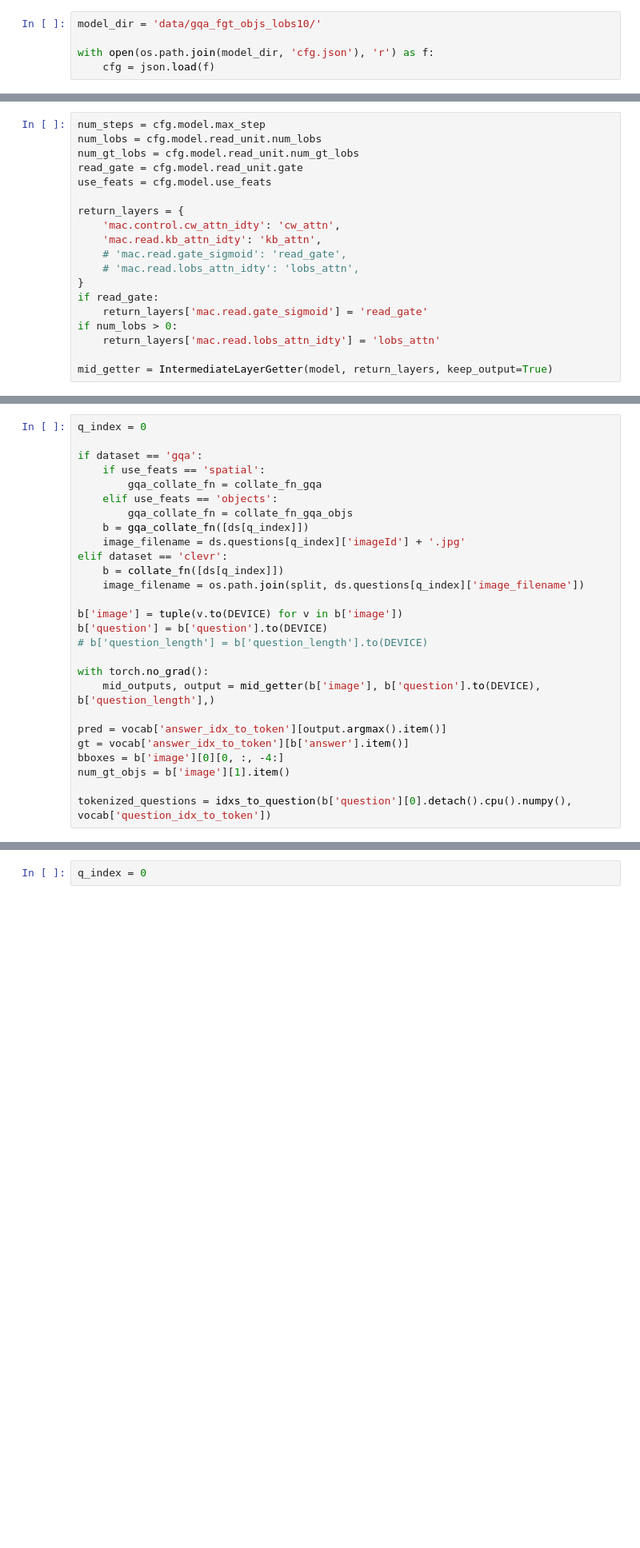
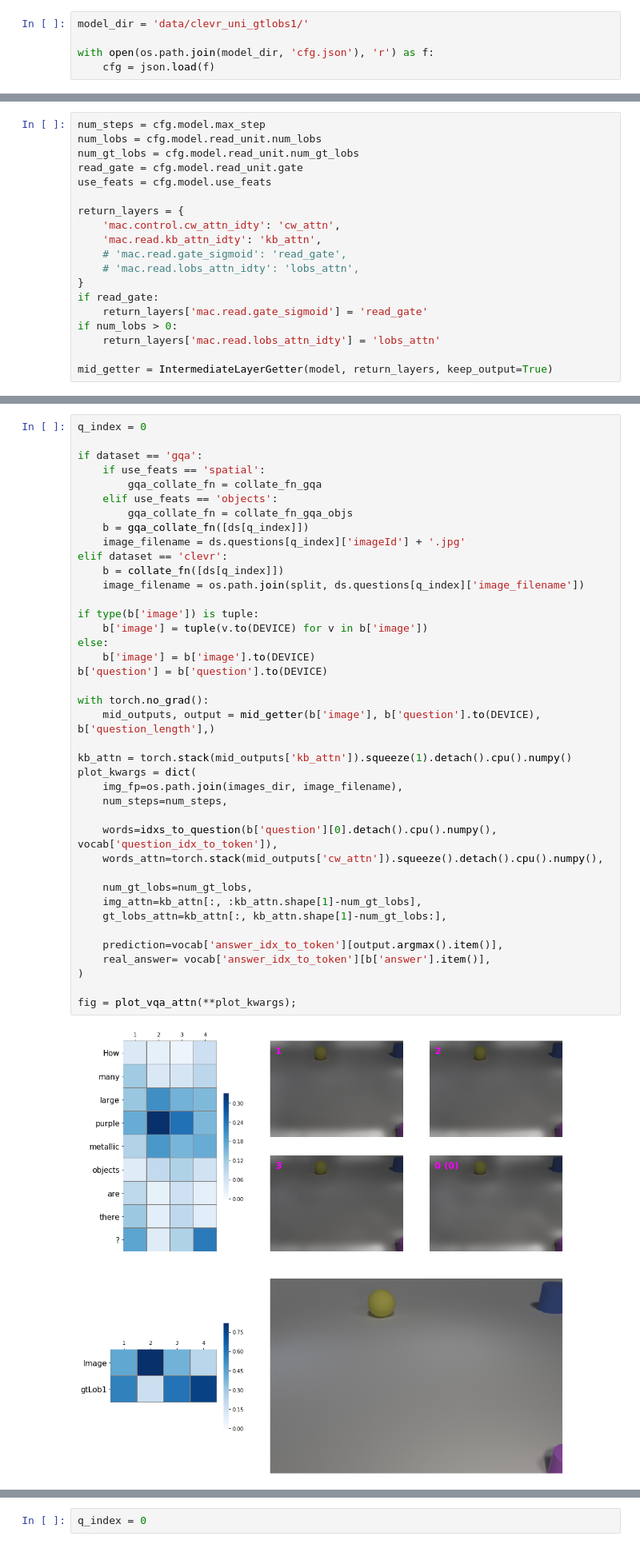
Before and after one commit to sebamenabar/mac-diplomado, a Jupyter notebook: visualize_attentions_lobs_objs.ipynb, the cells around one changed output, grey strips where cells are left out. Shown at 80% size. Saved outputs shown, nothing was run; the diff lists cells and outputs as text; blank space fills up the shorter version.

Commit message:
improved visualize code

```diff
--- a/visualize_attentions_lobs_objs.ipynb
+++ b/visualize_attentions_lobs_objs.ipynb
@@ -34,5 +37,5 @@ DEVICE = 'cuda' if torch.cuda.is_available() else 'cpu'
 # %%
-model_dir = 'data/gqa_fgt_objs_lobs10/'
+model_dir = 'data/clevr_uni_gtlobs1/'
 
 with open(os.path.join(model_dir, 'cfg.json'), 'r') as f:
     cfg = json.load(f)
@@ -150,29 +182,44 @@ mid_getter = IntermediateLayerGetter(model, return_layers, keep_output=True)
 # %%
 q_index = 0
 
 if dataset == 'gqa':
     if use_feats == 'spatial':
         gqa_collate_fn = collate_fn_gqa
     elif use_feats == 'objects':
         gqa_collate_fn = collate_fn_gqa_objs
     b = gqa_collate_fn([ds[q_index]])
     image_filename = ds.questions[q_index]['imageId'] + '.jpg'
 elif dataset == 'clevr':
     b = collate_fn([ds[q_index]])
     image_filename = os.path.join(split, ds.questions[q_index]['image_filename'])
 
-b['image'] = tuple(v.to(DEVICE) for v in b['image'])
+if type(b['image']) is tuple:
+    b['image'] = tuple(v.to(DEVICE) for v in b['image'])
+else:
+    b['image'] = b['image'].to(DEVICE)
 b['question'] = b['question'].to(DEVICE)
-# b['question_length'] = b['question_length'].to(DEVICE)
 
 with torch.no_grad():
     mid_outputs, output = mid_getter(b['image'], b['question'].to(DEVICE), b['question_length'],)
 
-pred = vocab['answer_idx_to_token'][output.argmax().item()]
-gt = vocab['answer_idx_to_token'][b['answer'].item()]
-bboxes = b['image'][0][0, :, -4:]
-num_gt_objs = b['image'][1].item()
+kb_attn = torch.stack(mid_outputs['kb_attn']).squeeze(1).detach().cpu().numpy()
+plot_kwargs = dict(
+    img_fp=os.path.join(images_dir, image_filename),
+    num_steps=num_steps,
 
-tokenized_questions = idxs_to_question(b['question'][0].detach().cpu().numpy(), vocab['question_idx_to_token'])
+    words=idxs_to_question(b['question'][0].detach().cpu().numpy(), vocab['question_idx_to_token']),
+    words_attn=torch.stack(mid_outputs['cw_attn']).squeeze().detach().cpu().numpy(),
+
+    num_gt_lobs=num_gt_lobs,
+    img_attn=kb_attn[:, :kb_attn.shape[1]-num_gt_lobs],
+    gt_lobs_attn=kb_attn[:, kb_attn.shape[1]-num_gt_lobs:],
+
+    prediction=vocab['answer_idx_to_token'][output.argmax().item()],
+    real_answer= vocab['answer_idx_to_token'][b['answer'].item()],
+)
+
+fig = plot_vqa_attn(**plot_kwargs);
+# %% [output]
+[figure, added]
 # %%
 def show_and_tell(q_index):
```
Also changed, not shown: parts of 14 cells of this notebook, 1 other file.
